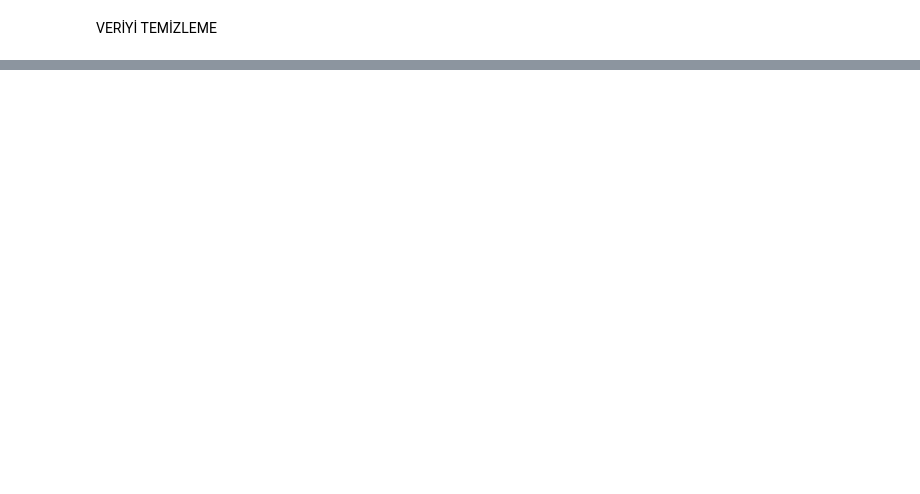
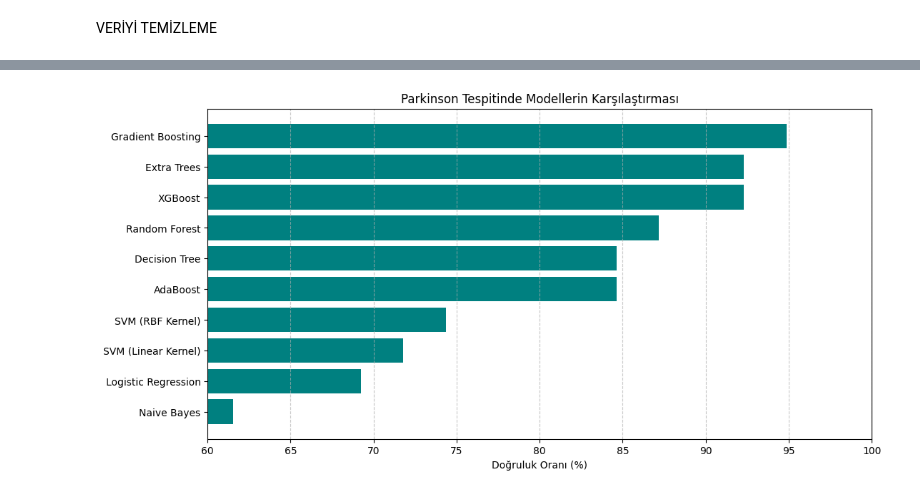
Before and after one commit to HasibeAltuntas06/Parkinson-Voice-Detection, a Jupyter notebook: veri.ipynb, the cells around one changed output, grey strips where cells are left out. Cells and saved outputs as stored; diff of their text form; code cells hidden in the pictures; blank space fills up the shorter version.

```diff
--- a/veri.ipynb
+++ b/veri.ipynb
@@ -161,0 +278,12 @@ memory usage: 35.2 KB
+# %%
+# --- ADIM 3: SMOTE (DENGELEME) ---
+from imblearn.over_sampling import SMOTE
+
+print(f"Dengeleme Öncesi Eğitim Seti: {y_train.value_counts().to_dict()}")
+
+# SMOTE'u ölçeklenmiş veri üzerinde çalıştırıyoruz
+smote = SMOTE(random_state=42)
+X_train_final, y_train_final = smote.fit_resample(X_train_scaled, y_train)
+
+print("✅ Adım 3 Tamam: Sağlıklı veriler üretildi ve eşitlendi.")
+print(f"Dengeleme Sonrası Eğitim Seti: {y_train_final.value_counts().to_dict()}")
@@ -161,0 +409,77 @@ memory usage: 35.2 KB
+# %%
+# --- HATASIZ FİNAL MODEL TURNUVASI ---
+# Hata veren QDA ve LDA çıkarıldı, sadece güçlü modeller kaldı.
+
+from sklearn.linear_model import LogisticRegression
+from sklearn.tree import DecisionTreeClassifier
+from sklearn.ensemble import RandomForestClassifier, GradientBoostingClassifier, AdaBoostClassifier, ExtraTreesClassifier
+from sklearn.svm import SVC
+from sklearn.naive_bayes import GaussianNB
+from xgboost import XGBClassifier
+from sklearn.metrics import accuracy_score, f1_score
+import pandas as pd
+import matplotlib.pyplot as plt
+
+# 1. Modelleri Hazırla (Nazlı modelleri çıkardık)
+models = {
+    # --- Temel Modeller ---
+    "Logistic Regression": LogisticRegression(max_iter=3000, random_state=42),
+    "Naive Bayes": GaussianNB(),
+    "Decision Tree": DecisionTreeClassifier(random_state=42),
+
+    # --- Destek Vektör Makineleri ---
+    "SVM (RBF Kernel)": SVC(kernel='rbf', probability=True, random_state=42),
+    "SVM (Linear Kernel)": SVC(kernel='linear', probability=True, random_state=42),
+
+    # --- Ensemble (Topluluk) Modelleri ---
+    "Random Forest": RandomForestClassifier(n_estimators=100, random_state=42),
+    "Extra Trees": ExtraTreesClassifier(n_estimators=100, random_state=42),
+    "AdaBoost": AdaBoostClassifier(random_state=42),
+    "Gradient Boosting": GradientBoostingClassifier(random_state=42),
+
+    # --- Şampiyon Adayı ---
+    "XGBoost": XGBClassifier(use_label_encoder=False, eval_metric='logloss', random_state=42)
+}
+
+results = []
+
+print("--- 🏁 MODEL TURNUVASI BAŞLADI (Hatasız Versiyon) 🏁 ---\n")
+
+for name, model in models.items():
+    # Eğit (Dengelenmiş Veri ile)
+    model.fit(X_train_final, y_train_final)
+
+    # Test Et (Ölçeklenmiş Test Verisi ile)
+    y_pred = model.predict(X_test_scaled)
+
+    # Puanla
+    acc = accuracy_score(y_test, y_pred)
+    f1 = f1_score(y_test, y_pred)
+
+    results.append({
+        "Model": name,
+        "Accuracy": acc * 100,
+        "F1 Score": f1 * 100
+    })
+
+    print(f"✅ {name:<25} tamamlandı. (Acc: %{acc*100:.1f})")
+
+# --- SONUÇ TABLOSU ---
+df_results = pd.DataFrame(results).sort_values(by="Accuracy", ascending=False)
+
+print("\n" + "="*50)
+print("🏆 PUAN DURUMU (Büyükten Küçüğe)")
+print("="*50)
+print(df_results.to_string(index=False))
+
+# --- GRAFİK ÇİZ ---
+plt.figure(figsize=(12, 6))
+# Renkleri skora göre ayarlayalım (En koyu en yüksek puan)
+plt.barh(df_results['Model'], df_results['Accuracy'], color='teal')
+plt.xlabel('Doğruluk Oranı (%)')
+plt.title('Parkinson Tespitinde Modellerin Karşılaştırması')
+plt.xlim(60, 100)
+plt.gca().invert_yaxis()
+plt.grid(axis='x', linestyle='--', alpha=0.7)
+plt.show()
+# %% [output]
@@ -161,0 +503 @@ memory usage: 35.2 KB
+[figure, added]
```
Also changed, not shown: parts of 24 cells of this notebook.
